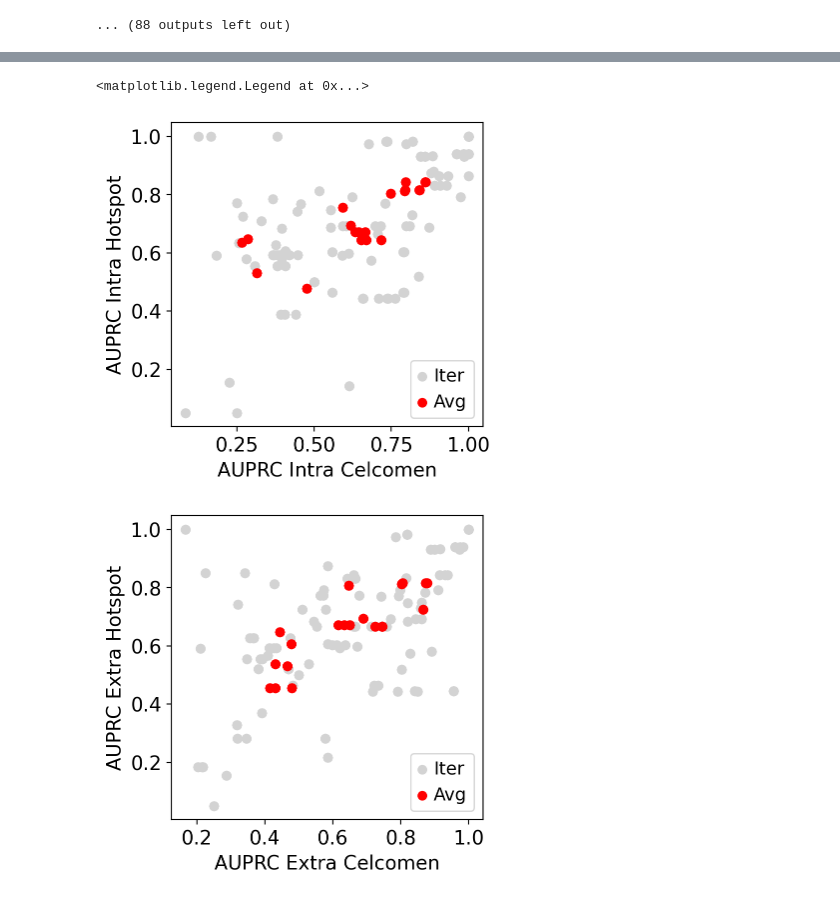
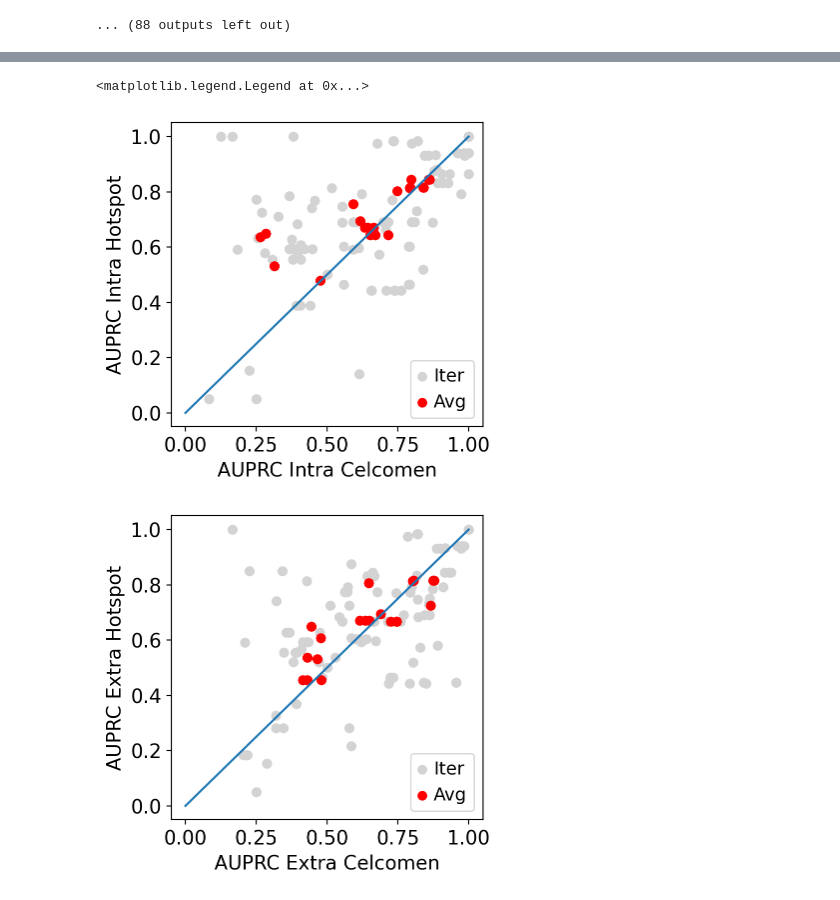
Before and after one commit to Teichlab/celcomen, a Jupyter notebook: 250620_combinations_prev_celcomen_nopo_selfcustom.ipynb, the cells around one changed output, grey strips where cells are left out. Cells and saved outputs as stored; diff of their text form; code cells hidden in the pictures.

```diff
--- a/250620_combinations_prev_celcomen_nopo_selfcustom.ipynb
+++ b/250620_combinations_prev_celcomen_nopo_selfcustom.ipynb
@@ -647,21 +649,23 @@ ax.legend()
 # %%
 # look at specific comparisons
 fig, ax = plt.subplots(); ax.grid(False)
 ax.scatter(compiled['auprc_in_celcomen'], compiled['auprc_in_hotspot'], color='lightgray', label='Iter')
 ax.scatter(avg_stats['auprc_in_celcomen'], avg_stats['auprc_in_hotspot'], color='r', label='Avg')
 ax.set(xlabel='AUPRC Intra Celcomen', ylabel='AUPRC Intra Hotspot')
+ax.plot([0, 1], [0, 1])
 ax.legend()
 
 # look at specific comparisons
 fig, ax = plt.subplots(); ax.grid(False)
 ax.scatter(compiled['auprc_ex_celcomen'], compiled['auprc_ex_hotspot'], color='lightgray', label='Iter')
 ax.scatter(avg_stats['auprc_ex_celcomen'], avg_stats['auprc_ex_hotspot'], color='r', label='Avg')
 ax.set(xlabel='AUPRC Extra Celcomen', ylabel='AUPRC Extra Hotspot')
+ax.plot([0, 1], [0, 1])
 ax.legend()
 # %% [output]
 <matplotlib.legend.Legend at 0x...>
-[figure, old version]
+[figure, new version]
-[figure, old version]
+[figure, new version]
 # %%
 # when does celcomen overpower hotspot
 avg_stats.loc[(avg_stats['auroc_in_celcomen'] - avg_stats['auroc_in_hotspot']) > 0]
```
Also changed, not shown: parts of 1 cell of this notebook, 14 other files.
